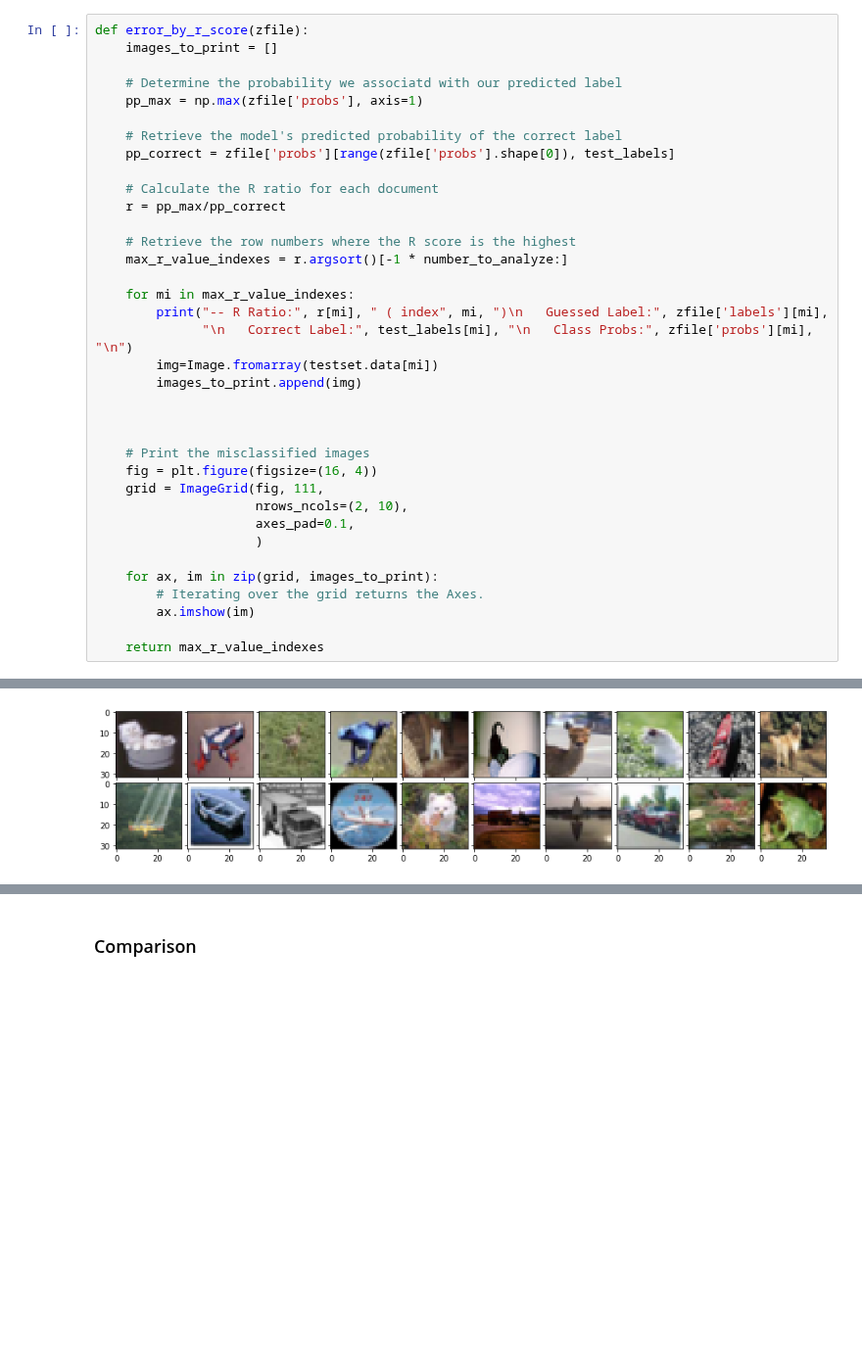
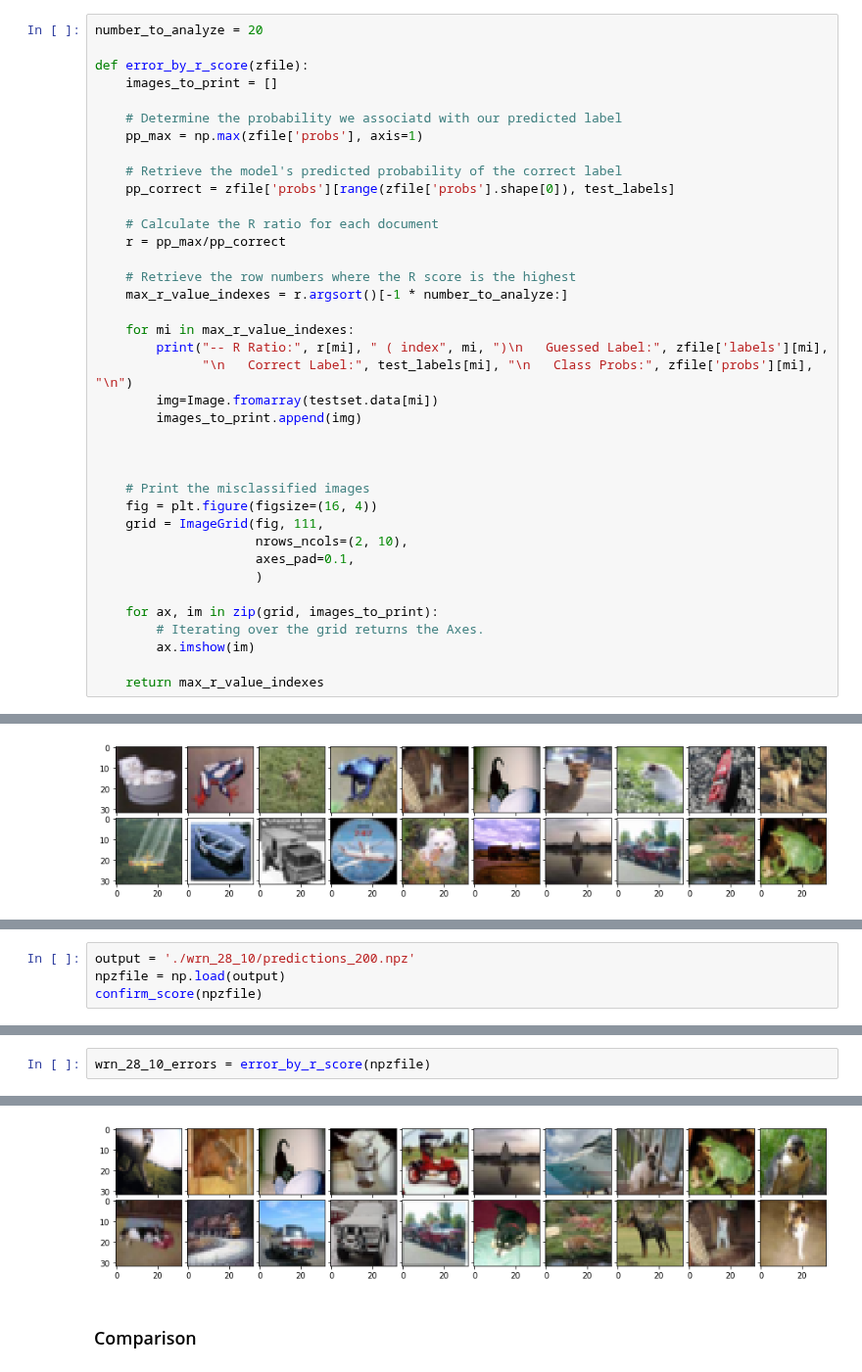
Before and after one commit to danzisar/w210-capstone, a Jupyter notebook: original_model_results/Reproducability_EDA.ipynb, the cells around one changed output, grey strips where cells are left out. Shown at 98% size. Drawn from its saved outputs; the diff is of its cells as text; blank space fills up the shorter version.

```diff
--- a/original_model_results/Reproducability_EDA.ipynb
+++ b/original_model_results/Reproducability_EDA.ipynb
@@ -96,6 +85,8 @@ def confirm_score(zfile):
 # %% [output]
 Files already downloaded and verified
 # %%
+number_to_analyze = 20
+
 def error_by_r_score(zfile):
     images_to_print = []
 
@@ -273,0 +267,4 @@ resnext_errors_4 = error_by_r_score(npzfile)
+# %%
+output = './wrn_28_10/predictions_200.npz'
+npzfile = np.load(output)
+confirm_score(npzfile)
@@ -273,0 +289,3 @@ resnext_errors_4 = error_by_r_score(npzfile)
+# %%
+wrn_28_10_errors = error_by_r_score(npzfile)
+# %% [output]
@@ -274,2 +309,3 @@ resnext_errors_4 = error_by_r_score(npzfile)
+[figure, added]
 # %% [markdown]
 ### Comparison
```
Also changed, not shown: parts of 11 cells of this notebook.
